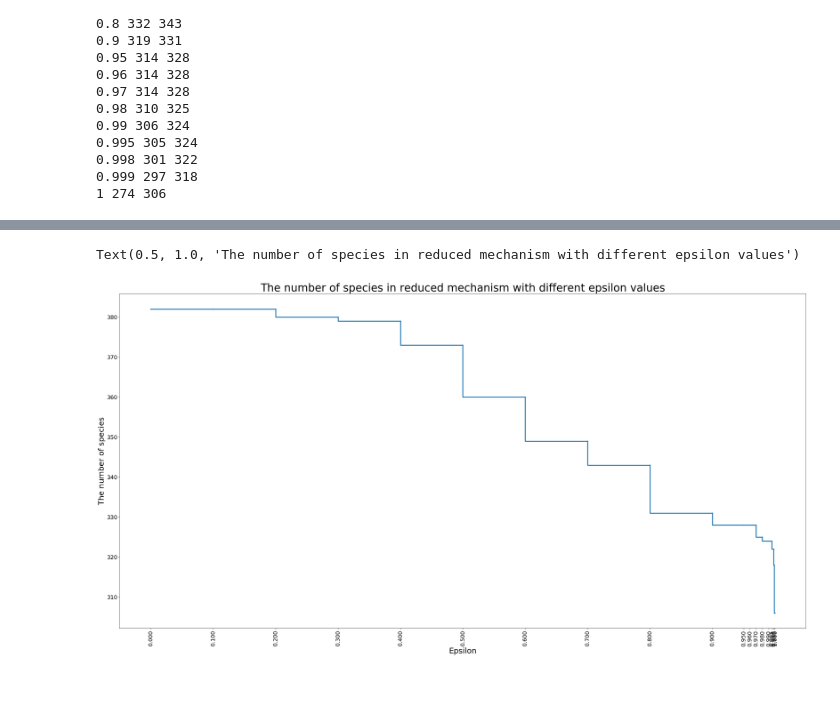
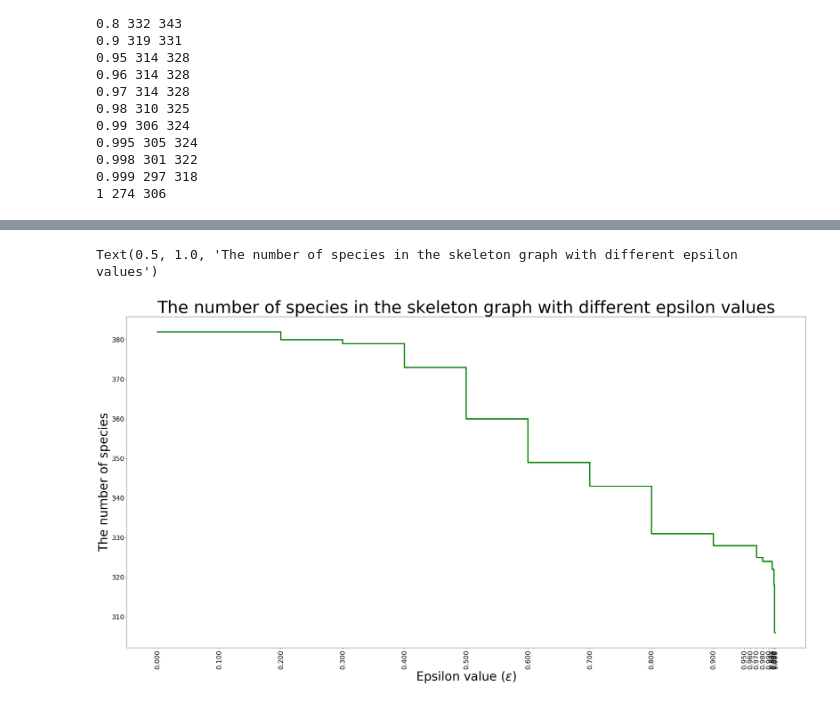
Before and after one commit to lingruiluo/DSIcapstone_AMORE, a Jupyter notebook: draft.ipynb, the cells around one changed output, grey strips where cells are left out. Cells and saved outputs as stored; diff of their text form; code cells hidden in the pictures.

Commit message:
species in skeleton graph

```diff
--- a/draft.ipynb
+++ b/draft.ipynb
@@ -363,7 +363,7 @@ def get_eqns_involve_species(species, eqns):
             eqns_idx.append(('r', i))
     return(eqns_idx)
 
-def calculate_weight(eqn, inits):
+def calculate_weight(eqn, inits, rounded = False):
     '''Calculate weights for a given equation
     Parameters
     ----------
@@ -412,6 +412,8 @@ def calculate_weight(eqn, inits):
     if 'D' in k:
         k = k.replace('D','E')
     k_val = float(eval(k))
+    if rounded:
+        k_val = round(k_val, 4)
     ls_concentration = []
     for i in reactants:
         if i in initial_values_dict.keys():
@@ -430,7 +432,7 @@ def calculate_weight(eqn, inits):
     return weight_dict
 
 
-def calculate_all_weights(eqns, inits):
+def calculate_all_weights(eqns, inits, rounded=False):
     '''
     Calculate all weights for the input
     Parameters
@@ -447,7 +449,7 @@ def calculate_all_weights(eqns, inits):
     '''
     all_weight_dict = defaultdict(dict)
     for i in range(len(eqns)):
-        weight_dict = calculate_weight(eqns[i],inits)
+        weight_dict = calculate_weight(eqns[i],inits, rounded)
         products = [i for i in weight_dict.keys()]
         inner_dict = defaultdict(dict)
         for product in products:
@@ -578,7 +580,6 @@ class ChemGraph:
 
     def get_skeleton_graph(self, epsilon):
         graph = defaultdict(set)
-        nodes = set()
         for key in self.dict:
             rec_dict = self.dict[key]
             for rec in rec_dict.keys():
@@ -586,6 +587,7 @@ class ChemGraph:
                 if r >= epsilon:
                     graph[key].add(rec)
         return graph
+
     def get_all_skeleton_graph(self, epsilons, method='naive'):
         ret_dict = {}
         if method == 'naive':
@@ -677,12 +710,12 @@ import matplotlib.pyplot as plt
 %matplotlib inline
 # %%
 plt.figure(figsize=(40,20))
-plt.step(epsilons,nodes_size,'.-',label='nodes_size',linewidth=3)
-plt.xticks(epsilons,rotation=90,fontsize=18)
-plt.yticks(fontsize=18)
-plt.xlabel('Epsilon',fontsize=25)
-plt.ylabel('The number of species',fontsize=25)
-plt.title("The number of species in reduced mechanism with different epsilon values",fontsize=35)
+plt.step(epsilons,nodes_size,marker='.',label='nodes_size',linewidth=4,color='green')
+plt.xticks(epsilons,rotation=90,fontsize=22)
+plt.yticks(fontsize=22)
+plt.xlabel('Epsilon value ($\epsilon$)',fontsize=40)
+plt.ylabel('The number of species',fontsize=40)
+plt.title("The number of species in the skeleton graph with different epsilon values",fontsize=55)
 # %% [output]
-Text(0.5, 1.0, 'The number of species in reduced mechanism with different epsilon values')
+Text(0.5, 1.0, 'The number of species in the skeleton graph with different epsilon values')
-[figure, old version]
+[figure, new version]
```
Also changed, not shown: parts of 5 cells of this notebook.
